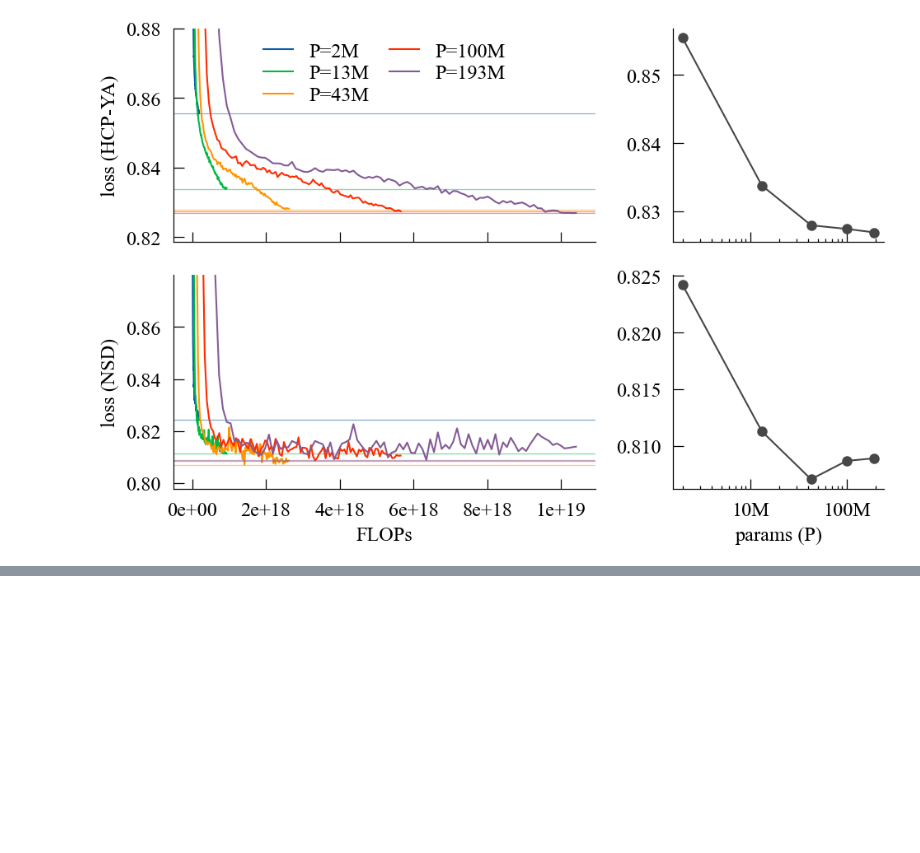
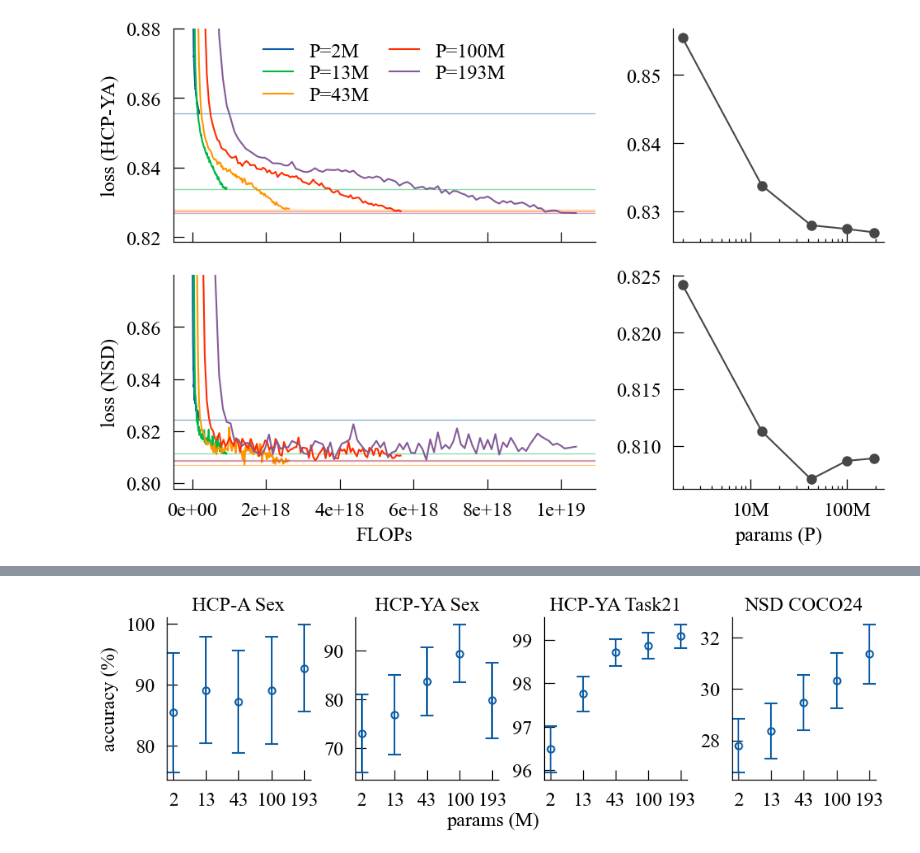
Before and after one commit to MedARC-AI/CortexMAE, a Jupyter notebook: experiments/model_scaling/model_scaling_analysis.ipynb, the cells around one changed output, grey strips where cells are left out. Saved outputs shown, nothing was run; the diff lists cells and outputs as text; code cells hidden in the pictures; blank space fills up the shorter version.

```diff
--- a/experiments/model_scaling/model_scaling_analysis.ipynb
+++ b/experiments/model_scaling/model_scaling_analysis.ipynb
@@ -222,0 +264,57 @@ f.savefig("results/model_scaling.pdf")
+# %%
+DATASET_NAMES = {
+    "abide_dx": "ABIDE Dx",
+    "abide_age": "ABIDE Age",
+    "abide_sex": "ABIDE Sex",
+    "adhd200_dx": "ADHD200 Dx",
+    "adhd200_sex": "ADHD200 Sex",
+    "adni_ad_vs_cn": "ADNI Dx",
+    "adni_sex": "ADNI Sex",
+    "ppmi_dx": "PPMI Dx",
+    "ppmi_sex": "PPMI Sex",
+    "ppmi_age": "PPMI Age",
+    "hcpya_rest1lr_gender": "HCP-YA Sex",
+    "hcpya_rest1lr_age": "HCP-YA Age",
+    "hcpya_rest1lr_neofacn": "HCP-YA NEO-N",
+    "aabc_sex": "HCP-A Sex",
+    "aabc_age": "HCP-A Age",
+    "hcpya_task21": "HCP-YA Task21",
+    "nsd_cococlip": "NSD COCO24",
+}
+# %%
+datasets = ["aabc_sex", "hcpya_rest1lr_gender", "hcpya_task21", "nsd_cococlip"]
+
+f, axs = plt.subplots(1, len(datasets), figsize=(PLOTW, 1.0))
+
+ticklabels = [f"{par / 1e6:.0f}" for par in num_params.values()]
+for ii, ds in enumerate(datasets):
+    ax = axs[ii]
+    plt.sca(ax)
+    for jj, depth in enumerate(depths):
+        subdf = summary.loc[depth]
+        score = 100 * subdf.loc[:, ("acc", ds)].values[0]
+        std = 100 * subdf.loc[:, ("acc_std", ds)].values[0]
+        ax.errorbar(
+            [jj],
+            [score],
+            yerr=[2 * std],
+            color=colors[0],
+            elinewidth=0.5,
+            capsize=2.0,
+            capthick=0.5,
+        )
+        ax.plot([jj], [score], "o", color=colors[0], ms=2, mfc="none", mew=0.5)
+
+    ax.set_title(DATASET_NAMES[ds], fontsize="small")
+    if ii == 0:
+        ax.set_ylabel("accuracy (%)", fontsize="small")
+
+    ax.set_xticks(np.arange(len(depths)), ticklabels)
+
+plt.tight_layout(pad=0.2)
+
+f.subplots_adjust(bottom=0.23)
+f.text(0.5, 0.04, "params (M)", ha="center", fontsize="small")
+f.savefig("results/model_scaling_downstream.pdf")
+# %% [output]
+[figure, added]
```
Also changed, not shown: parts of 3 cells of this notebook, 7 other files.
